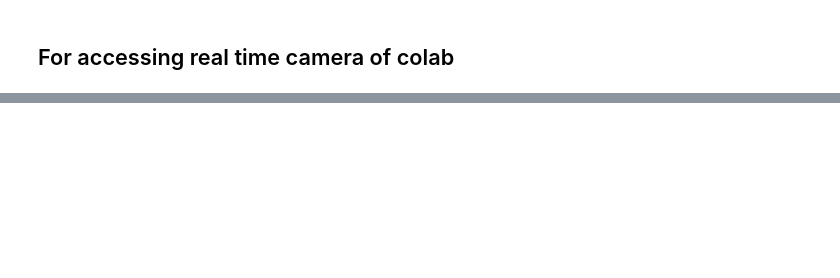
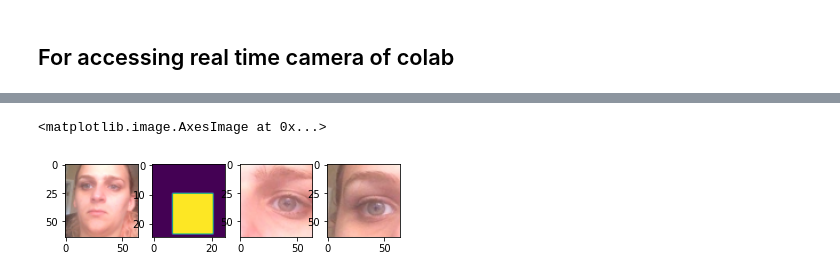
Before and after one commit to saquibali7/EyeGazing, a Jupyter notebook: EyeGazing.ipynb, the cells around one changed output, grey strips where cells are left out. Saved outputs shown, nothing was run; the diff lists cells and outputs as text; code cells hidden in the pictures; blank space fills up the shorter version.

Commit message:
Visualizing Dataset

```diff
--- a/EyeGazing.ipynb
+++ b/EyeGazing.ipynb
@@ -449,0 +456,2 @@ class ITrackerModel(keras.Model):
+# %%
+dataset = load('/content/drive/MyDrive/eye_tracker_train_and_val.npz')
@@ -449,0 +471,20 @@ class ITrackerModel(keras.Model):
+# %%
+face = dataset['train_face']
+left_eye = dataset['train_eye_left']
+right_eye = dataset['train_eye_right']
+face_mask = dataset['train_face_mask']
+y = dataset['train_y']
+# %%
+idx = randint(0,len(face))
+
+plt.subplot(1,4,1)
+plt.imshow(face[idx])
+plt.subplot(1,4,2)
+plt.imshow(face_mask[idx])
+plt.subplot(1,4,3)
+plt.imshow(left_eye[idx])
+plt.subplot(1,4,4)
+plt.imshow(right_eye[idx])
+# %% [output]
+<matplotlib.image.AxesImage at 0x...>
+[figure, added]
```
Also changed, not shown: parts of 6 cells of this notebook.
